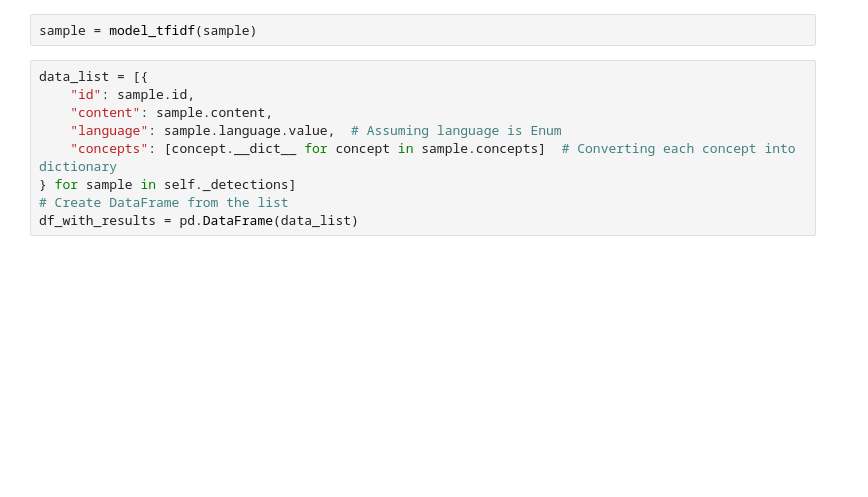
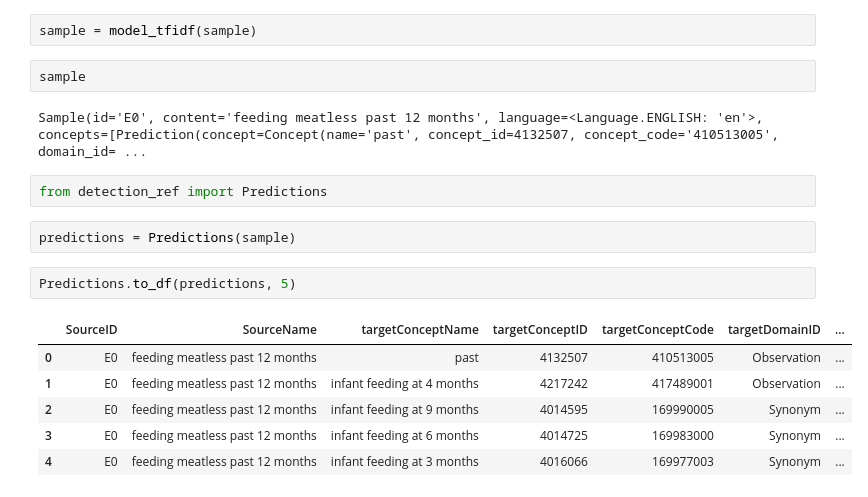
Before and after one commit to UKEIAM/de.uke.iam.automapping, a Jupyter notebook: src/automapping_ref/test_pipeline.ipynb, the cells around one changed output. Saved outputs shown, nothing was run; the diff lists cells and outputs as text; blank space fills up the shorter version.

```diff
--- a/src/automapping_ref/test_pipeline.ipynb
+++ b/src/automapping_ref/test_pipeline.ipynb
@@ -54,12 +54,20 @@ from mapper_ref import TfIdf
 model_tfidf = TfIdf(concepts)
 # %%
 sample = model_tfidf(sample)
-# %%
-data_list = [{
-    "id": sample.id,
-    "content": sample.content,
-    "language": sample.language.value,  # Assuming language is Enum
-    "concepts": [concept.__dict__ for concept in sample.concepts]  # Converting each concept into dictionary
-} for sample in self._detections]
-# Create DataFrame from the list
-df_with_results = pd.DataFrame(data_list)
+# %%
+sample
+# %% [output]
+Sample(id='E0', content='feeding meatless past 12 months', language=<Language.ENGLISH: 'en'>, concepts=[Prediction(concept=Concept(name='past', concept_id=4132507, concept_code='410513005', domain_id= ...
+# %%
+from detection_ref import Predictions
+# %%
+predictions = Predictions(sample)
+# %%
+Predictions.to_df(predictions, 5)
+# %% [output]
+|  | SourceID | SourceName | targetConceptName | targetConceptID | targetConceptCode | targetDomainID | ... |
+| 0 | E0 | feeding meatless past 12 months | past | 4132507 | 410513005 | Observation | ... |
+| 1 | E0 | feeding meatless past 12 months | infant feeding at 4 months | 4217242 | 417489001 | Observation | ... |
+| 2 | E0 | feeding meatless past 12 months | infant feeding at 9 months | 4014595 | 169990005 | Synonym | ... |
+| 3 | E0 | feeding meatless past 12 months | infant feeding at 6 months | 4014725 | 169983000 | Synonym | ... |
+| 4 | E0 | feeding meatless past 12 months | infant feeding at 3 months | 4016066 | 169977003 | Synonym | ... |
```
Also changed, not shown: 1 other file.
